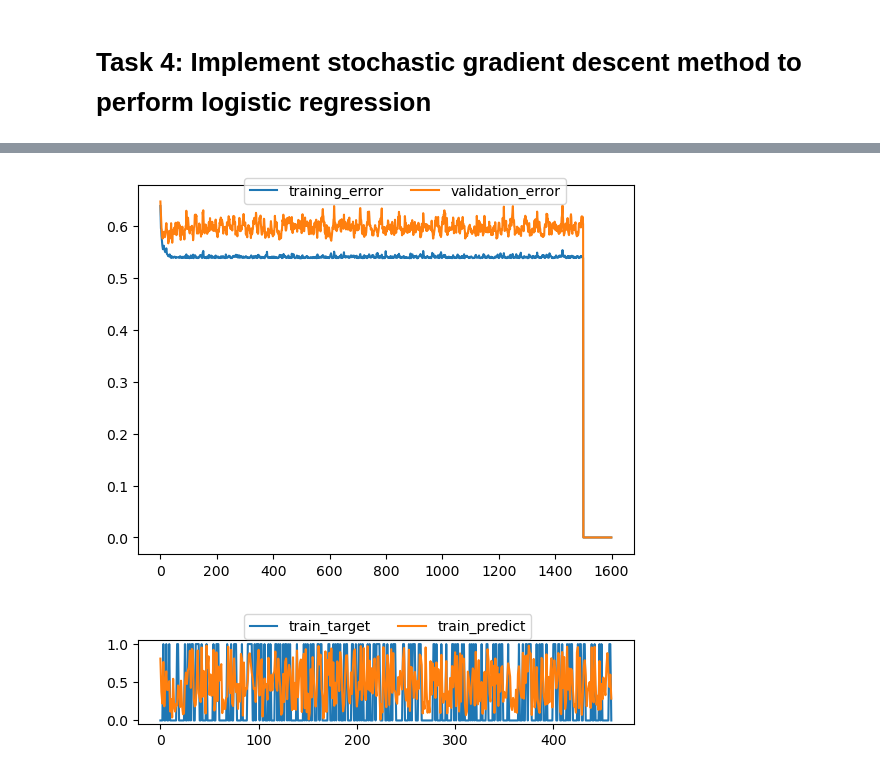
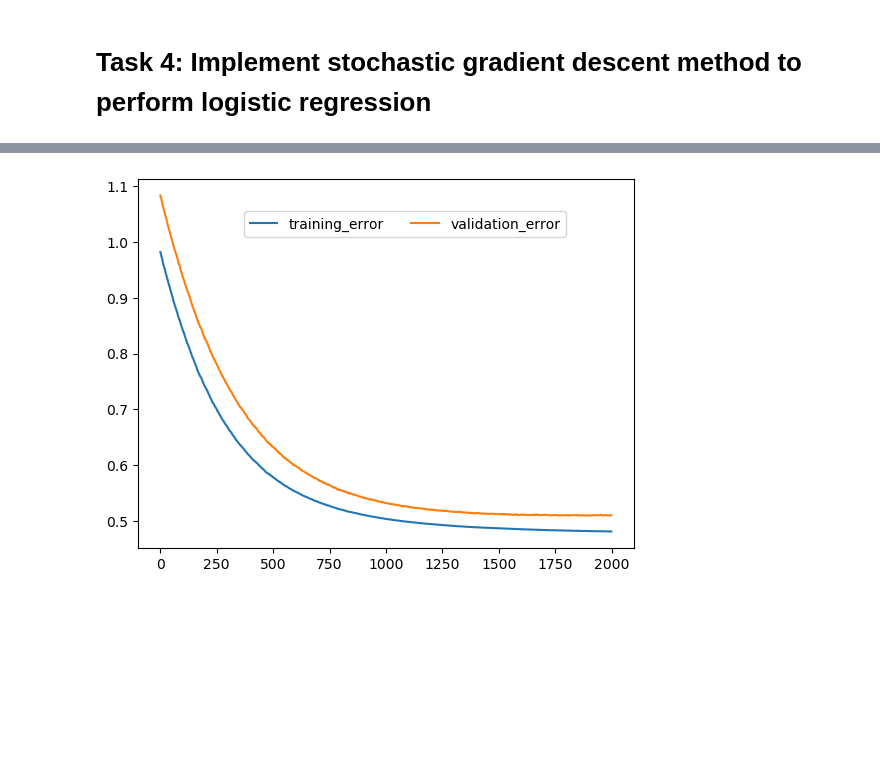
Before and after one commit to Lex-ari/MachineLearning, a Jupyter notebook: DiabetesTwo/yourLastName_yourFirstName_assignment2.ipynb, the cells around one changed output, grey strips where cells are left out. Cells and saved outputs as stored; diff of their text form; code cells hidden in the pictures; blank space fills up the shorter version.

Commit message:
Add Intercept

```diff
--- a/DiabetesTwo/yourLastName_yourFirstName_assignment2.ipynb
+++ b/DiabetesTwo/yourLastName_yourFirstName_assignment2.ipynb
@@ -167,6 +167,7 @@ weighted avg       0.78      0.78      0.76       154
 # Task 4: Implement stochastic gradient descent method to perform logistic regression
 # %%
 from sklearn.utils import shuffle
+import random
 np.random.seed(0)
 
 def sigmoid(X, w):
@@ -175,28 +176,33 @@ def sigmoid(X, w):
 #-1/N * Sum [t log(o) + (1-t)log(1-o)]
 # where o = sigmoid(X, w)
 def logistic_loss_function(X, w, y):
-    loss = -np.mean(y * np.log(sigmoid(X, w)) + (1 - y) * np.log(1 - sigmoid(X,w)))
+    sigma = sigmoid(X, w)
+    loss = -np.mean(y * np.log(sigma) + (1 - y) * np.log(1 - sigma))
     return loss
 
 # Init Param
 epochs = 100
-batch_size = 30
-#w = np.random.normal(0, 1, (train_data.shape[1], 1))
-w = np.zeros(train_data.shape[1])
-learning_rate = 0.5
+batch_size = 23
+w = np.random.normal(0, 0.5, (train_data.shape[1] + 1))
+#print(w)
+#w = np.zeros(train_data.shape[1])
+learning_rate = 0.01
 
 # Data Handling
-batches = epochs * ((int)(train_data.shape[0] / batch_size) + 1)
+train_data_intercept = np.insert(train_data, 0, 1, axis=1)
+valid_data_intercept = np.insert(valid_data, 0, 1, axis=1)
+test_data_intercept = np.insert(test_data, 0, 1, axis=1)
+batches = epochs * ((int)(train_data.shape[0] / batch_size))
 train_losses = np.zeros((batches, 1))
 valid_losses = np.zeros((batches, 1))
 current_batch = 0
 
 for i in range(epochs):
-    rng_train_data, rng_train_target = shuffle(train_data, train_target, random_state = i) #random every time using i
+    rng_train_data, rng_train_target = shuffle(train_data_intercept, train_target)
 
-    for j in range(0, train_data.shape[0], batch_size):
+    for j in range(0, rng_train_data.shape[0], batch_size):
         k = j + batch_size
-        if k > train_data.shape[0]:
+        if k > train_data_intercept.shape[0]:
             break
         batched_train_data = rng_train_data[j:k]
         batched_train_target = rng_train_target[j:k]
@@ -207,39 +213,26 @@ for i in range(epochs):
         w = w + learning_rate * (-1 * grad)
         #print(grad)
 
-        train_losses[current_batch] = logistic_loss_function(train_data, w, train_target)
-        valid_losses[current_batch] = logistic_loss_function(valid_data, w, valid_target)
+        train_losses[current_batch] = logistic_loss_function(train_data_intercept, w, train_target)
+        valid_losses[current_batch] = logistic_loss_function(valid_data_intercept, w, valid_target)
         current_batch += 1
 
-print(w)
+intercept = w[0]
+coeff = w[1:]
 
-print("training loss using SGD method: %.2f" % (logistic_loss_function(train_data, w, train_target)))
-print("validation loss using SGD method: %.2f" % (logistic_loss_function(valid_data, w, valid_target)))
-print("testing loss using SGD method: %.2f" % (logistic_loss_function(test_data, w, test_target)))
-
-print()
+print("training loss using SGD method: %.2f" % (logistic_loss_function(train_data_intercept, w, train_target)))
+print("validation loss using SGD method: %.2f" % (logistic_loss_function(valid_data_intercept, w, valid_target)))
+print("testing loss using SGD method: %.2f" % (logistic_loss_function(test_data_intercept, w, test_target)))
+print("Coefficients:")
+print(coeff)
+print("Intercept:")
+print(intercept)
 
 plt.plot(np.arange(batches), train_losses, label = "training_error")
 plt.plot(np.arange(batches), valid_losses, label = "validation_error")
 plt.legend(bbox_to_anchor = (0.2, 0.93), ncol = 2)
 print()
 
-# fig = plt.figure()
-# fig.subplots_adjust(hspace = .7)
-
-# plt.subplot(3, 1, 1)
-# plt.plot(np.arange(train_target.shape[0]), train_target, label="train_target")
-# plt.plot(np.arange(train_target.shape[0]), sigmoid(train_data, w), label = "train_predict")
-# plt.legend(bbox_to_anchor = (0.2, 0.93), ncol = 2)
-# print()
-
-# plt.subplot(3, 1, 2)
-# plt.plot(np.arange(valid_target.shape[0]), valid_target, label = "valid_target")
-# plt.plot(np.arange(valid_target.shape[0]), sigmoid(valid_data, w), label = "valid_predict")
-# plt.legend(bbox_to_anchor = (0.2, 0.93), ncol = 2)
-# print()
-# plt.subplot(3, 1, 3)
-# plt.plot(np.arange(test_target.shape[0]), test_target, label = "test_target")
-# plt.plot(np.arange(test_target.shape[0]), sigmoid(test_target, w), label = "test_predict")
-# plt.legend(bbox_to_anchor = (0.2, 0.93), ncol = 2)
+print(np.argmin(valid_losses))
+print(np.min(valid_losses))
 # %% [output]
@@ -251,2 +250 @@ testing loss using SGD method: 0.51
-[figure, old version]
+[figure, new version]
-[figure, removed]
```
Also changed, not shown: parts of 1 cell of this notebook.
